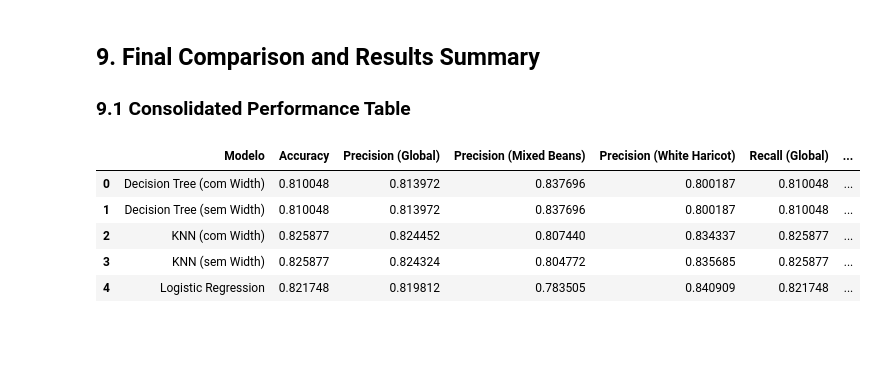
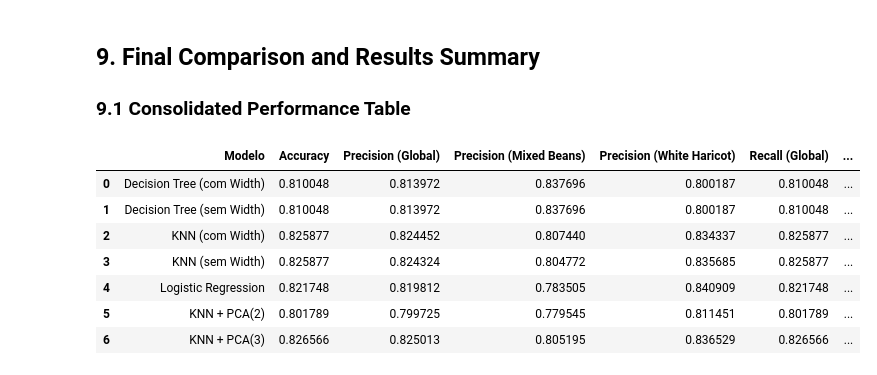
Before and after one commit to tomasgferreira06/ML_Challenge1, a Jupyter notebook: proj.ipynb, the cells around one changed output. Saved outputs shown, nothing was run; the diff lists cells and outputs as text; code cells hidden in the pictures; blank space fills up the shorter version.

```diff
--- a/proj.ipynb
+++ b/proj.ipynb
@@ -1176,7 +1176,10 @@ Matriz de Confusão:
 ### 9.1 Consolidated Performance Table
 # %%
 
-# ---- Decision Tree COM Width ----
+
+# ================================================================
+# MÉTRICAS — DECISION TREE (COM WIDTH)
+# ================================================================
 dt_acc = accuracy_score(y_test, y_pred_dt)
 dt_prec_weighted = precision_score(y_test, y_pred_dt, average='weighted')
 dt_rec_weighted = recall_score(y_test, y_pred_dt, average='weighted')
@@ -1185,7 +1188,9 @@ dt_prec_per_class = precision_score(y_test, y_pred_dt, average=None)
 dt_rec_per_class = recall_score(y_test, y_pred_dt, average=None)
 dt_f1_per_class = f1_score(y_test, y_pred_dt, average=None)
 
-# ---- Decision Tree SEM Width ----
+# ================================================================
+# MÉTRICAS — DECISION TREE (SEM WIDTH)
+# ================================================================
 dt_r_acc = accuracy_score(yr_test, yr_pred_dt)
 dt_r_prec_weighted = precision_score(yr_test, yr_pred_dt, average='weighted')
 dt_r_rec_weighted = recall_score(yr_test, yr_pred_dt, average='weighted')
@@ -1194,7 +1199,9 @@ dt_r_prec_per_class = precision_score(yr_test, yr_pred_dt, average=None)
 dt_r_rec_per_class = recall_score(yr_test, yr_pred_dt, average=None)
 dt_r_f1_per_class = f1_score(yr_test, yr_pred_dt, average=None)
 
-# ---- KNN COM Width ----
+# ================================================================
+# MÉTRICAS — KNN (COM WIDTH)
+# ================================================================
 knn_acc = accuracy_score(y_test, y_pred_best_knn)
 knn_prec_weighted = precision_score(y_test, y_pred_best_knn, average='weighted')
 knn_rec_weighted = recall_score(y_test, y_pred_best_knn, average='weighted')
@@ -1203,7 +1210,9 @@ knn_prec_per_class = precision_score(y_test, y_pred_best_knn, average=None)
 knn_rec_per_class = recall_score(y_test, y_pred_best_knn, average=None)
 knn_f1_per_class = f1_score(y_test, y_pred_best_knn, average=None)
 
-# ---- KNN SEM Width ----
+# ================================================================
+# MÉTRICAS — KNN (SEM WIDTH)
+# ================================================================
 knn_r_acc = accuracy_score(yr_test, yr_pred_knn)
 knn_r_prec_weighted = precision_score(yr_test, yr_pred_knn, average='weighted')
 knn_r_rec_weighted = recall_score(yr_test, yr_pred_knn, average='weighted')
@@ -1212,7 +1221,9 @@ knn_r_prec_per_class = precision_score(yr_test, yr_pred_knn, average=None)
 knn_r_rec_per_class = recall_score(yr_test, yr_pred_knn, average=None)
 knn_r_f1_per_class = f1_score(yr_test, yr_pred_knn, average=None)
 
-# ---- Logistic Regression COM Width ----
+# ================================================================
+# MÉTRICAS — LOGISTIC REGRESSION
+# ================================================================
 lr_acc = accuracy_score(y_test, y_pred_lr)
 lr_prec_weighted = precision_score(y_test, y_pred_lr, average='weighted')
 lr_rec_weighted = recall_score(y_test, y_pred_lr, average='weighted')
@@ -1221,7 +1232,31 @@ lr_prec_per_class = precision_score(y_test, y_pred_lr, average=None)
 lr_rec_per_class = recall_score(y_test, y_pred_lr, average=None)
 lr_f1_per_class = f1_score(y_test, y_pred_lr, average=None)
 
-# Criar tabela com métricas globais e por classe
+# ================================================================
+# MÉTRICAS — KNN + PCA(2)
+# ================================================================
+knn_pca2_acc = accuracy_score(y_test, y_pred_pca2)
+knn_pca2_prec_weighted = precision_score(y_test, y_pred_pca2, average='weighted')
+knn_pca2_rec_weighted = recall_score(y_test, y_pred_pca2, average='weighted')
+knn_pca2_f1_weighted = f1_score(y_test, y_pred_pca2, average='weighted')
+knn_pca2_prec_per_class = precision_score(y_test, y_pred_pca2, average=None)
+knn_pca2_rec_per_class = recall_score(y_test, y_pred_pca2, average=None)
+knn_pca2_f1_per_class = f1_score(y_test, y_pred_pca2, average=None)
+
+# ================================================================
+# MÉTRICAS — KNN + PCA(3)
+# ================================================================
+knn_pca3_acc = accuracy_score(y_test, y_pred_pca3)
+knn_pca3_prec_weighted = precision_score(y_test, y_pred_pca3, average='weighted')
+knn_pca3_rec_weighted = recall_score(y_test, y_pred_pca3, average='weighted')
+knn_pca3_f1_weighted = f1_score(y_test, y_pred_pca3, average='weighted')
+knn_pca3_prec_per_class = precision_score(y_test, y_pred_pca3, average=None)
+knn_pca3_rec_per_class = recall_score(y_test, y_pred_pca3, average=None)
+knn_pca3_f1_per_class = f1_score(y_test, y_pred_pca3, average=None)
+
+# ================================================================
+# TABELA FINAL — TODOS OS MODELOS
+# ================================================================
 results = pd.DataFrame({
     "Modelo": [
         "Decision Tree (com Width)",
@@ -1229,44 +1264,58 @@ results = pd.DataFrame({
         "KNN (com Width)",
         "KNN (sem Width)",
         "Logistic Regression",
+        "KNN + PCA(2)",
+        "KNN + PCA(3)"
     ],
     "Accuracy": [
-        dt_acc, dt_r_acc, knn_acc, knn_r_acc, lr_acc
+        dt_acc, dt_r_acc, knn_acc, knn_r_acc, lr_acc,
+        knn_pca2_acc, knn_pca3_acc
     ],
     "Precision (Global)": [
-        dt_prec_weighted, dt_r_prec_weighted, knn_prec_weighted, knn_r_prec_weighted, lr_prec_weighted
+        dt_prec_weighted, dt_r_prec_weighted, knn_prec_weighted, knn_r_prec_weighted, lr_prec_weighted,
+        knn_pca2_prec_weighted, knn_pca3_prec_weighted
     ],
     "Precision (Mixed Beans)": [
-        dt_prec_per_class[0], dt_r_prec_per_class[0], knn_prec_per_class[0], knn_r_prec_per_class[0], lr_prec_per_class[0]
+        dt_prec_per_class[0], dt_r_prec_per_class[0], knn_prec_per_class[0], knn_r_prec_per_class[0], lr_prec_per_class[0],
+        knn_pca2_prec_per_class[0], knn_pca3_prec_per_class[0]
     ],
     "Precision (White Haricot)": [
-        dt_prec_per_class[1], dt_r_prec_per_class[1], knn_prec_per_class[1], knn_r_prec_per_class[1], lr_prec_per_class[1]
+        dt_prec_per_class[1], dt_r_prec_per_class[1], knn_prec_per_class[1], knn_r_prec_per_class[1], lr_prec_per_class[1],
+        knn_pca2_prec_per_class[1], knn_pca3_prec_per_class[1]
     ],
     "Recall (Global)": [
-        dt_rec_weighted, dt_r_rec_weighted, knn_rec_weighted, knn_r_rec_weighted, lr_rec_weighted
+        dt_rec_weighted, dt_r_rec_weighted, knn_rec_weighted, knn_r_rec_weighted, lr_rec_weighted,
+        knn_pca2_rec_weighted, knn_pca3_rec_weighted
     ],
     "Recall (Mixed Beans)": [
-        dt_rec_per_class[0], dt_r_rec_per_class[0], knn_rec_per_class[0], knn_r_rec_per_class[0], lr_rec_per_class[0]
+        dt_rec_per_class[0], dt_r_rec_per_class[0], knn_rec_per_class[0], knn_r_rec_per_class[0], lr_rec_per_class[0],
+        knn_pca2_rec_per_class[0], knn_pca3_rec_per_class[0]
     ],
     "Recall (White Haricot)": [
-        dt_rec_per_class[1], dt_r_rec_per_class[1], knn_rec_per_class[1], knn_r_rec_per_class[1], lr_rec_per_class[1]
+        dt_rec_per_class[1], dt_r_rec_per_class[1], knn_rec_per_class[1], knn_r_rec_per_class[1], lr_rec_per_class[1],
+        knn_pca2_rec_per_class[1], knn_pca3_rec_per_class[1]
     ],
     "F1-score (Global)": [
-        dt_f1_weighted, dt_r_f1_weighted, knn_f1_weighted, knn_r_f1_weighted, lr_f1_weighted
+        dt_f1_weighted, dt_r_f1_weighted, knn_f1_weighted, knn_r_f1_weighted, lr_f1_weighted,
+        knn_pca2_f1_weighted, knn_pca3_f1_weighted
     ],
     "F1-score (Mixed Beans)": [
-        dt_f1_per_class[0], dt_r_f1_per_class[0], knn_f1_per_class[0], knn_r_f1_per_class[0], lr_f1_per_class[0]
+        dt_f1_per_class[0], dt_r_f1_per_class[0], knn_f1_per_class[0], knn_r_f1_per_class[0], lr_f1_per_class[0],
+        knn_pca2_f1_per_class[0], knn_pca3_f1_per_class[0]
     ],
     "F1-score (White Haricot)": [
-        dt_f1_per_class[1], dt_r_f1_per_class[1], knn_f1_per_class[1], knn_r_f1_per_class[1], lr_f1_per_class[1]
+        dt_f1_per_class[1], dt_r_f1_per_class[1], knn_f1_per_class[1], knn_r_f1_per_class[1], lr_f1_per_class[1],
+        knn_pca2_f1_per_class[1], knn_pca3_f1_per_class[1]
     ]
 })
 
 results
 # %% [output]
 |  | Modelo | Accuracy | Precision (Global) | Precision (Mixed Beans) | Precision (White Haricot) | Recall (Global) | ... |
 | 0 | Decision Tree (com Width) | 0.810048 | 0.813972 | 0.837696 | 0.800187 | 0.810048 | ... |
 | 1 | Decision Tree (sem Width) | 0.810048 | 0.813972 | 0.837696 | 0.800187 | 0.810048 | ... |
 | 2 | KNN (com Width) | 0.825877 | 0.824452 | 0.807440 | 0.834337 | 0.825877 | ... |
 | 3 | KNN (sem Width) | 0.825877 | 0.824324 | 0.804772 | 0.835685 | 0.825877 | ... |
 | 4 | Logistic Regression | 0.821748 | 0.819812 | 0.783505 | 0.840909 | 0.821748 | ... |
+| 5 | KNN + PCA(2) | 0.801789 | 0.799725 | 0.779545 | 0.811451 | 0.801789 | ... |
+| 6 | KNN + PCA(3) | 0.826566 | 0.825013 | 0.805195 | 0.836529 | 0.826566 | ... |
```
Also changed, not shown: parts of 2 cells of this notebook, 2 other files.
